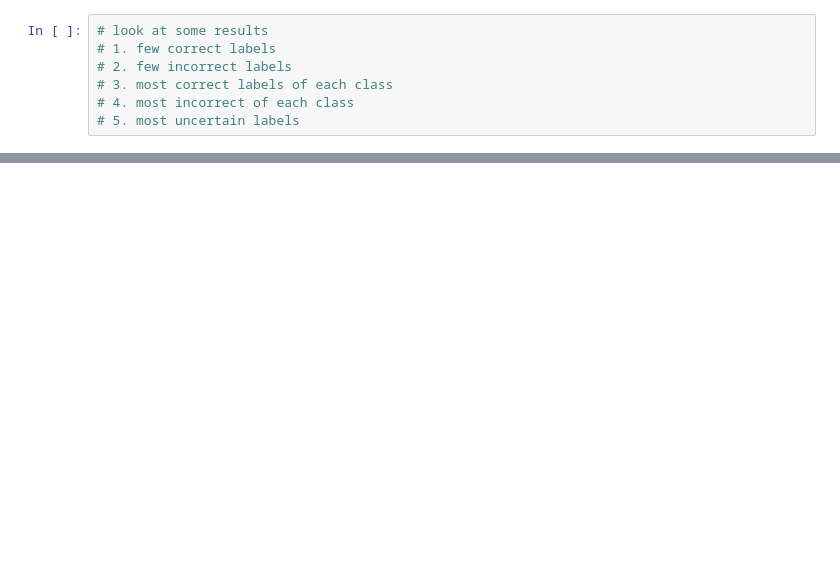
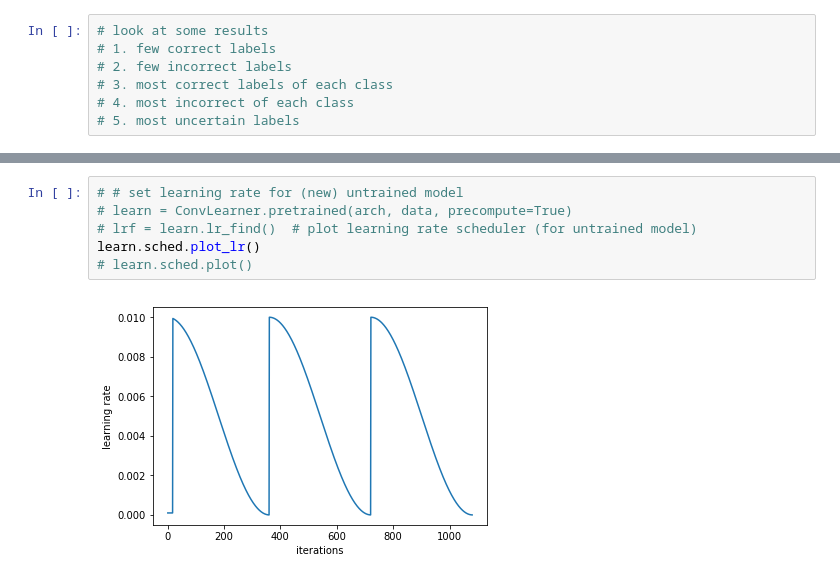
Before and after one commit to cthissen/fastai, a Jupyter notebook: courses/dl1/lesson1_redux.ipynb, the cells around one changed output, grey strips where cells are left out. Cells and saved outputs as stored; diff of their text form; blank space fills up the shorter version.

```diff
--- a/courses/dl1/lesson1_redux.ipynb
+++ b/courses/dl1/lesson1_redux.ipynb
@@ -115,0 +207,8 @@ plot_val_with_title(most_uncertain, "Most uncertain")
+# %%
+# # set learning rate for (new) untrained model
+# learn = ConvLearner.pretrained(arch, data, precompute=True)
+# lrf = learn.lr_find()  # plot learning rate scheduler (for untrained model)
+learn.sched.plot_lr()
+# learn.sched.plot()
+# %% [output]
+[figure, added]
```
Also changed, not shown: parts of 15 cells of this notebook, 1 other file.
